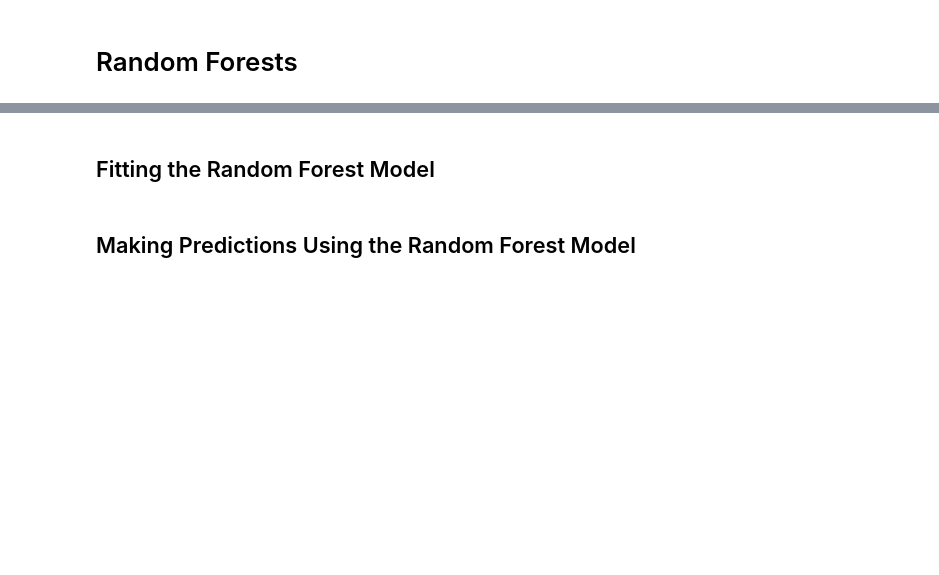
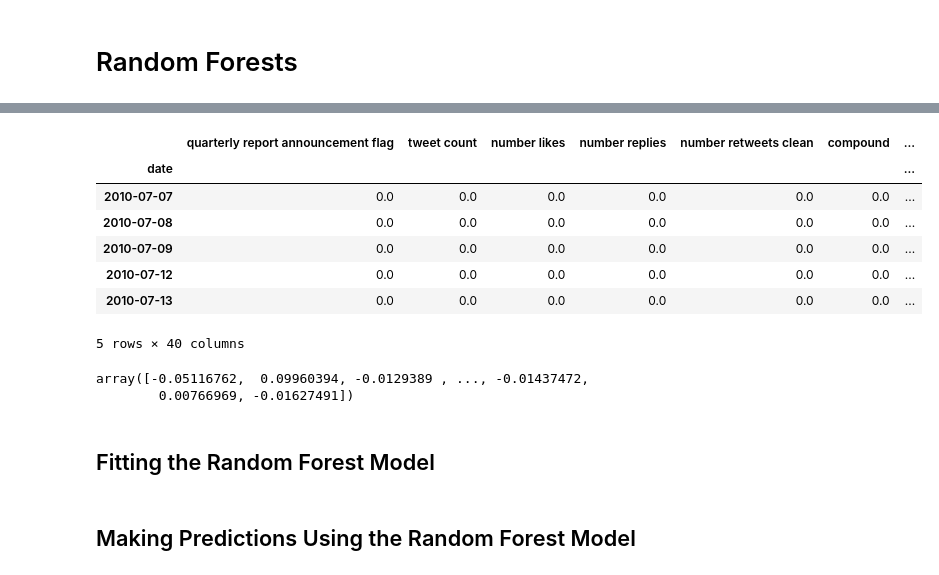
Before and after one commit to tamobee/Tweeting-Tesla, a Jupyter notebook: Code/ML.ipynb, the cells around one changed output, grey strips where cells are left out. Saved outputs shown, nothing was run; the diff lists cells and outputs as text; code cells hidden in the pictures; blank space fills up the shorter version.

```diff
--- a/Code/ML.ipynb
+++ b/Code/ML.ipynb
@@ -36,12 +77,25 @@ tweets_df
 # %%
 # Define features set
-X = tweets_df.copy()
-X.drop("col", axis=1, inplace=True)
+X = dropped_na_df.copy()
+X = dropped_na_df.iloc[:, 4:]
 X.head()
+# %% [output]
+|  | quarterly report announcement flag | tweet count | number likes | number replies | number retweets clean | compound | ... |
+| date |  |  |  |  |  |  | ... |
+| 2010-07-07 | 0.0 | 0.0 | 0.0 | 0.0 | 0.0 | 0.0 | ... |
+| 2010-07-08 | 0.0 | 0.0 | 0.0 | 0.0 | 0.0 | 0.0 | ... |
+| 2010-07-09 | 0.0 | 0.0 | 0.0 | 0.0 | 0.0 | 0.0 | ... |
+| 2010-07-12 | 0.0 | 0.0 | 0.0 | 0.0 | 0.0 | 0.0 | ... |
+| 2010-07-13 | 0.0 | 0.0 | 0.0 | 0.0 | 0.0 | 0.0 | ... |
+5 rows × 40 columns
 # %%
 # Define target vector
 #y = tweets_df["col"].values.reshape(-1, 1)
-y = tweets_df["col"].ravel()
+y = dropped_na_df["Y_d1_pr_change_diff"].ravel()
+y
+# %% [output]
+array([-0.05116762,  0.09960394, -0.0129389 , ..., -0.01437472,
+        0.00766969, -0.01627491])
 # %%
 # Splitting into Train and Test sets
 X_train, X_test, y_train, y_test = train_test_split(X, y, random_state=78)
```
Also changed, not shown: parts of 11 cells of this notebook.
